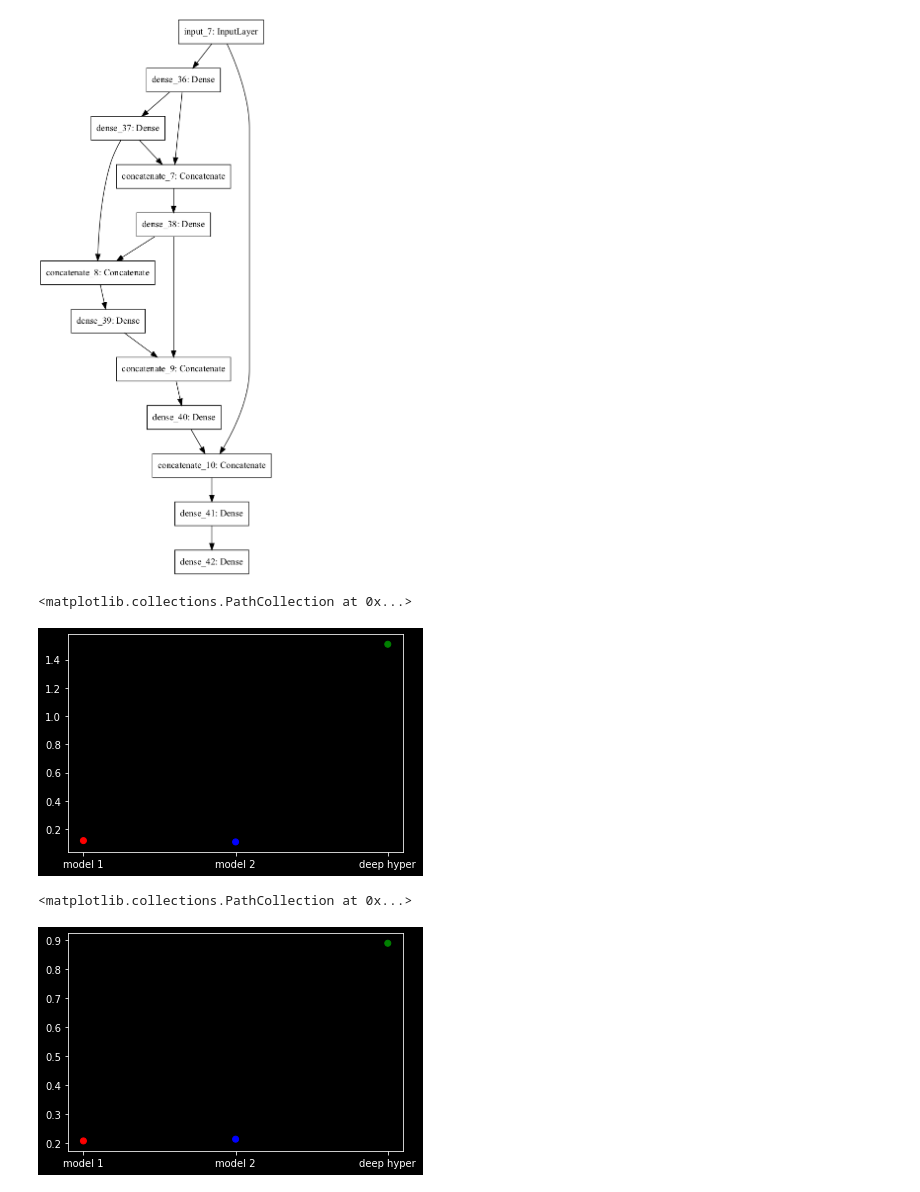
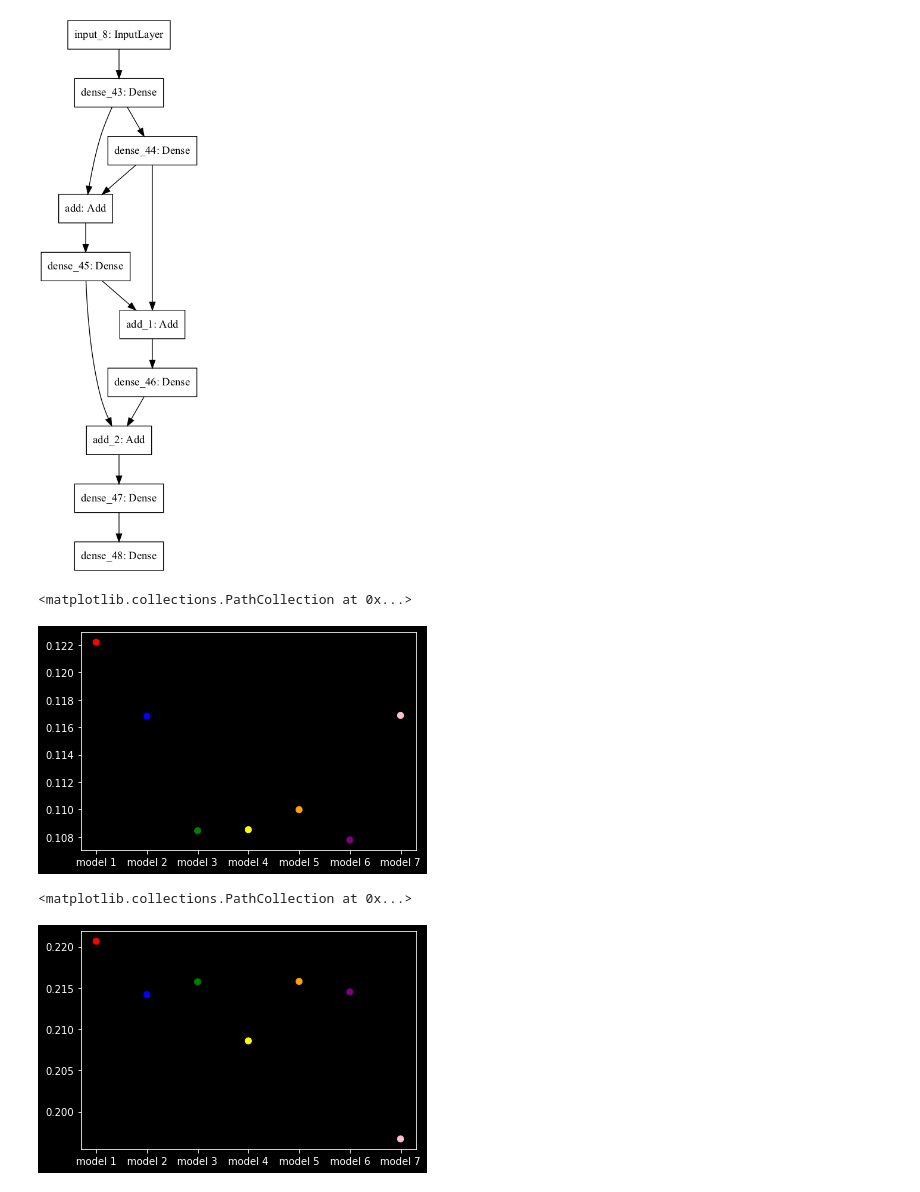
Before and after one commit to Chaudry24/kaust22, a Jupyter notebook: plotting.ipynb, the cells around one changed output. Drawn from its saved outputs; the diff is of its cells as text; code cells hidden in the pictures.

Commit message:
plots for visualization

```diff
--- a/plotting.ipynb
+++ b/plotting.ipynb
@@ -18,6 +18,12 @@ my_m4 = models.model4()
 my_m5 = models.model5()
 my_m6 = models.model6()
 my_m7 = models.model7()
+my_m8 = models.model8()
+my_m9 = models.model9()
+my_m10 = models.model10()
+my_m11 = models.model11()
+my_m12 = models.model12()
+my_m13 = models.model13()
 # dh_d1 = tf.keras.models.load_model("./deephyper-dat1/best_model/")
 # dh_d2 = tf.keras.models.load_model("./deephyper-dat2/best_model/")
 # %% [output]
@@ -27,43 +33,68 @@ To enable them in non-MKL-DNN operations, rebuild TensorFlow with the appropriat
 # %%
-tf.keras.utils.plot_model(my_m7)
+tf.keras.utils.plot_model(my_m8)
 # %% [output]
-[figure, old version]
+[figure, new version]
 # %%
 # ------------- DATA 1 ------------- #
 
-# open my model 1 and 2 evaluation values
+# open my model evaluation values
 with open("./results/val_m1d1.npy", mode="rb") as file:
     m1d1_e = np.load(file)
 
 with open("./results/val_m2d1.npy", mode="rb") as file:
     m2d1_e = np.load(file)
 
-# open deephyper evauluation
-with open("./deephyper-dat1/best_model_results/val_d1.npy", mode="rb") as file:
-    dhd1_e = np.load(file)
+with open("./results/val_m3d1.npy", mode="rb") as file:
+    m3d1_e = np.load(file)
+
+with open("./results/val_m4d1.npy", mode="rb") as file:
+    m4d1_e = np.load(file)
+
+with open("./results/val_m5d1.npy", mode="rb") as file:
+    m5d1_e = np.load(file)
+
+with open("./results/val_m6d1.npy", mode="rb") as file:
+    m6d1_e = np.load(file)
+
+with open("./results/val_m7d1.npy", mode="rb") as file:
+    m7d1_e = np.load(file)
 
 # plot root mean squared errors [2nd index in the array]
-plt.scatter(x=["model 1", "model 2", "deep hyper"], y=[m1d1_e[1], m2d1_e[1], dhd1_e[1]], c=["red", "blue", "green"])
+plt.scatter(x=["model 1", "model 2", "model 3", "model 4", "model 5", "model 6", "model 7"],
+            y=[m1d1_e[1], m2d1_e[1], m3d1_e[1], m4d1_e[1], m5d1_e[1], m6d1_e[1], m7d1_e[1]],
+            c=["red", "blue", "green","yellow", "orange", "purple", "pink"])
 # %% [output]
 <matplotlib.collections.PathCollection at 0x...>
-[figure, old version]
+[figure, new version]
 # %%
-# ------------- DATA 2 ------------- #
+# ------------- DATA 1 ------------- #
 
-# open my model 1 and 2 evaluation values
+# open my model evaluation values
 with open("./results/val_m1d2.npy", mode="rb") as file:
     m1d2_e = np.load(file)
 
 with open("./results/val_m2d2.npy", mode="rb") as file:
     m2d2_e = np.load(file)
 
-# open deephyper evauluation
-with open("./deephyper-dat2/best_model_results/val_d2.npy", mode="rb") as file:
-    dhd2_e = np.load(file)
+with open("./results/val_m3d2.npy", mode="rb") as file:
+    m3d2_e = np.load(file)
 
+with open("./results/val_m4d2.npy", mode="rb") as file:
+    m4d2_e = np.load(file)
+
+with open("./results/val_m5d2.npy", mode="rb") as file:
+    m5d2_e = np.load(file)
+
+with open("./results/val_m6d2.npy", mode="rb") as file:
+    m6d2_e = np.load(file)
+
+with open("./results/val_m7d2.npy", mode="rb") as file:
+    m7d2_e = np.load(file)
 
 # plot root mean squared errors [2nd index in the array]
-plt.scatter(x=["model 1", "model 2", "deep hyper"], y=[m1d2_e[1], m2d2_e[1], dhd2_e[1]], c=["red", "blue", "green"])
+plt.scatter(x=["model 1", "model 2", "model 3", "model 4", "model 5", "model 6", "model 7"],
+            y=[m1d2_e[1], m2d2_e[1], m3d2_e[1], m4d2_e[1], m5d2_e[1], m6d2_e[1], m7d2_e[1]],
+            c=["red", "blue", "green","yellow", "orange", "purple", "pink"])
 # %% [output]
 <matplotlib.collections.PathCollection at 0x...>
-[figure, old version]
+[figure, new version]
```
Also changed, not shown: parts of 1 cell of this notebook.
